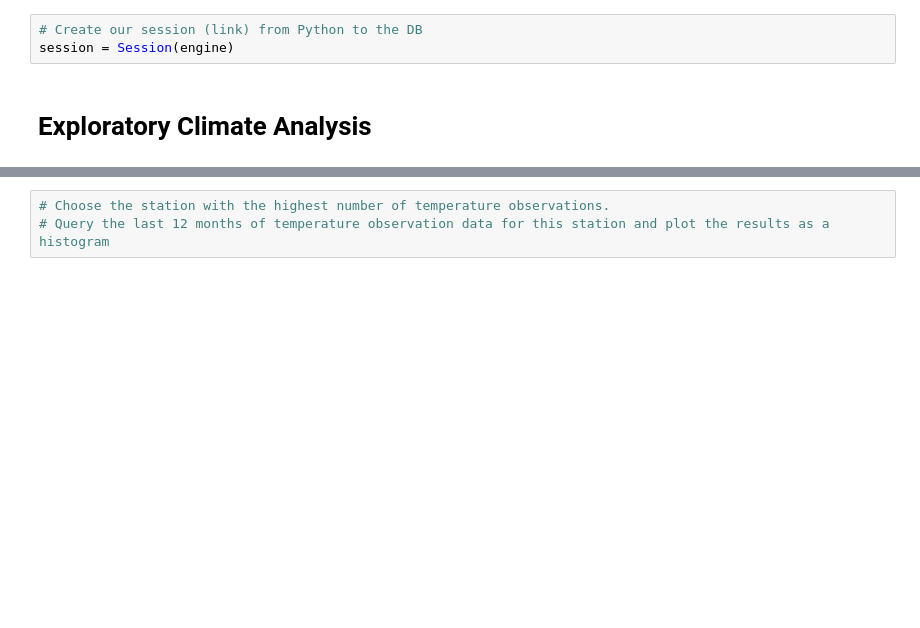
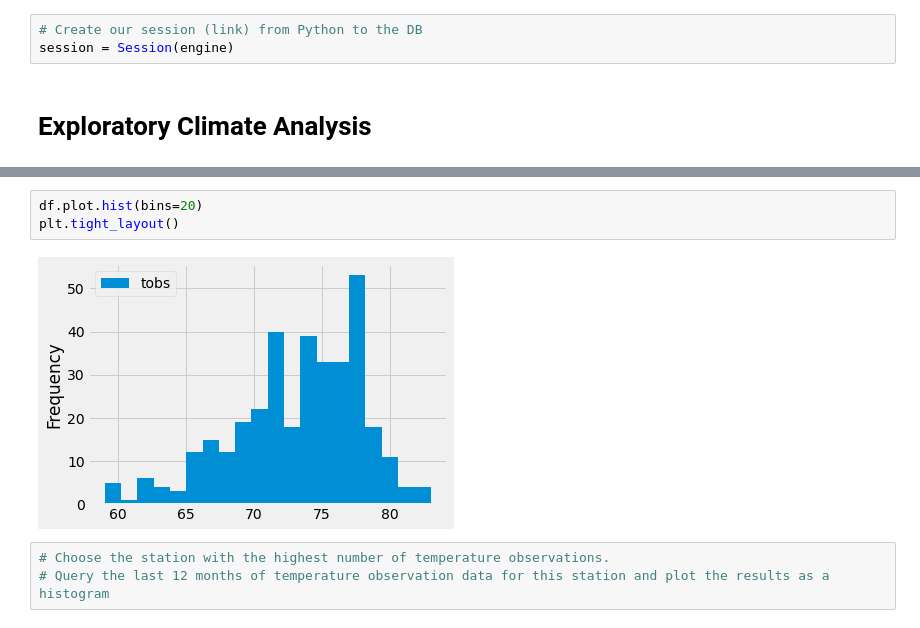
Before and after one commit to laneyberm/surfs_up, a Jupyter notebook: climate_analysis.ipynb, the cells around one changed output, grey strips where cells are left out. Cells and saved outputs as stored; diff of their text form; blank space fills up the shorter version.

```diff
--- a/climate_analysis.ipynb
+++ b/climate_analysis.ipynb
@@ -64,3 +153,8 @@ results = session.query(Measuremnet.date, Measurement.prcp).all()
+# %%
+df.plot.hist(bins=20)
+plt.tight_layout()
+# %% [output]
+[figure, added]
 # %%
 # Choose the station with the highest number of temperature observations.
 # Query the last 12 months of temperature observation data for this station and plot the results as a histogram
```
Also changed, not shown: parts of 9 cells of this notebook, 2 other files.
